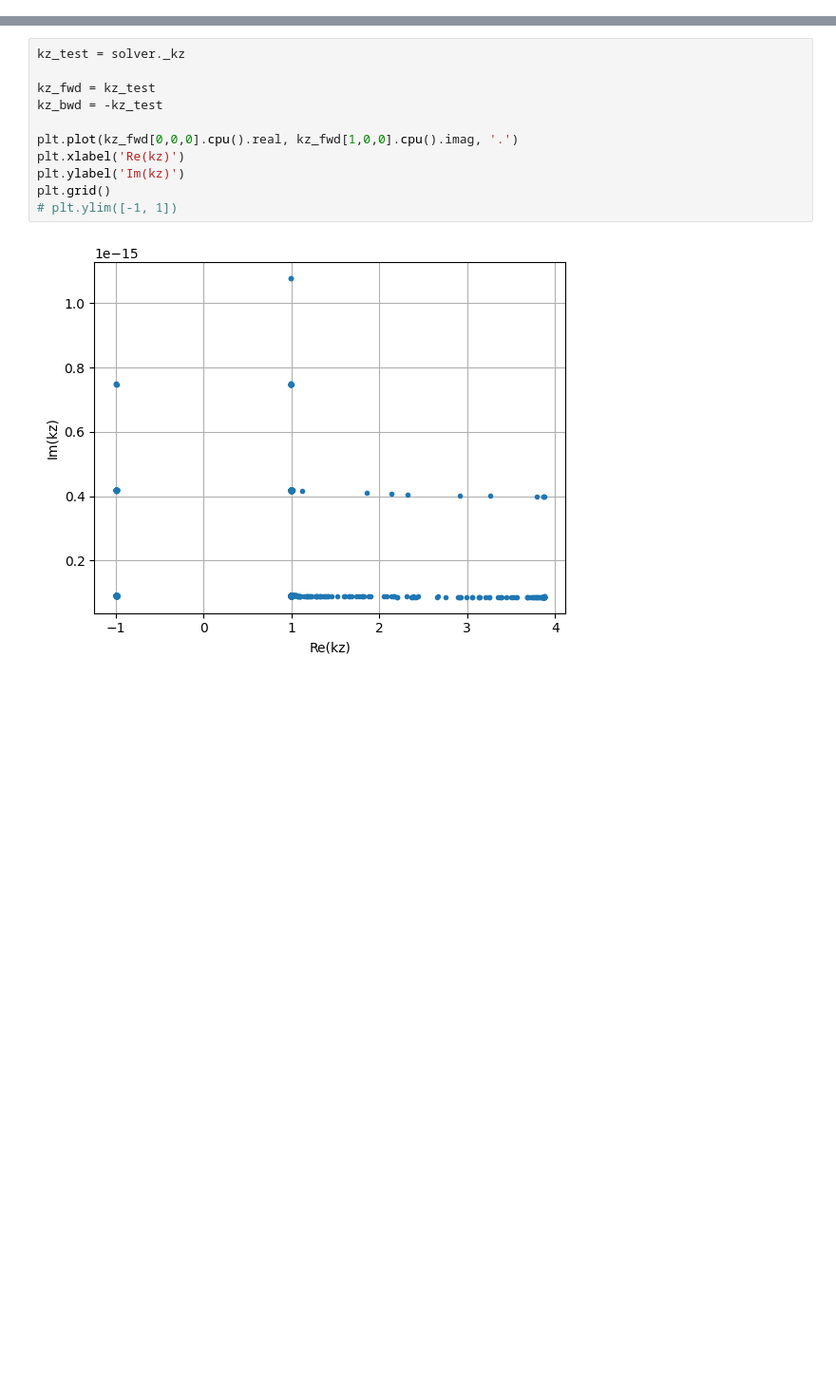
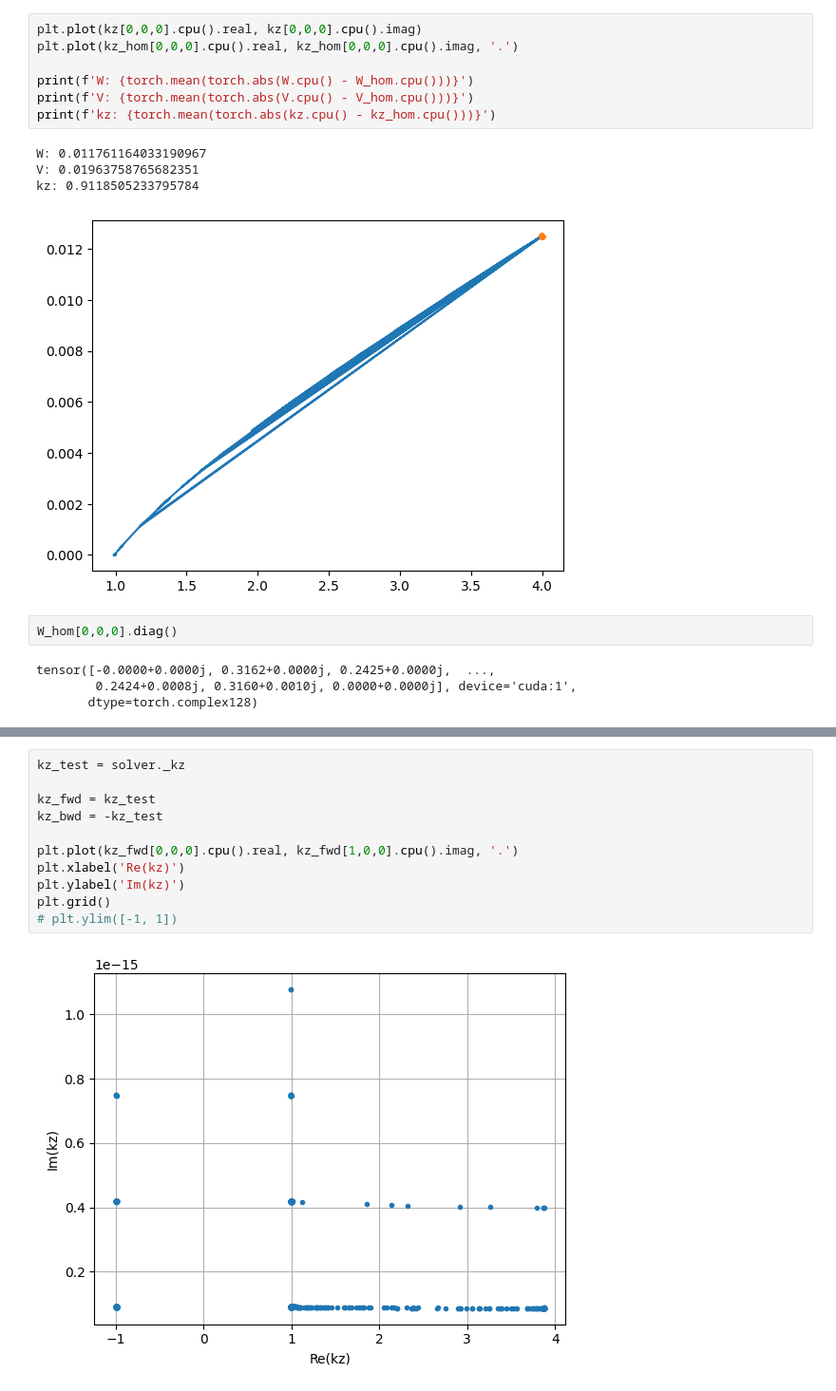
Before and after one commit to RodionovSA/metarcwa, a Jupyter notebook: eigensolver_test.ipynb, the cells around one changed output, grey strips where cells are left out. Shown at 95% size. Drawn from its saved outputs; the diff is of its cells as text; blank space fills up the shorter version.

```diff
--- a/eigensolver_test.ipynb
+++ b/eigensolver_test.ipynb
@@ -68 +112,19 @@ plt.grid()
+# %%
+plt.plot(kz[0,0,0].cpu().real, kz[0,0,0].cpu().imag)
+plt.plot(kz_hom[0,0,0].cpu().real, kz_hom[0,0,0].cpu().imag, '.')
+
+print(f'W: {torch.mean(torch.abs(W.cpu() - W_hom.cpu()))}')
+print(f'V: {torch.mean(torch.abs(V.cpu() - V_hom.cpu()))}')
+print(f'kz: {torch.mean(torch.abs(kz.cpu() - kz_hom.cpu()))}')
+# %% [output]
+W: 0.011761164033190967
+V: 0.01963758765682351
+kz: 0.9118505233795784
+[figure, added]
+# %%
+W_hom[0,0,0].diag()
+# %% [output]
+tensor([-0.0000+0.0000j, 0.3162+0.0000j, 0.2425+0.0000j,  ...,
+        0.2424+0.0008j, 0.3160+0.0010j, 0.0000+0.0000j], device='cuda:1',
+       dtype=torch.complex128)
 # %%
```
Also changed, not shown: parts of 10 cells of this notebook, 5 other files.
